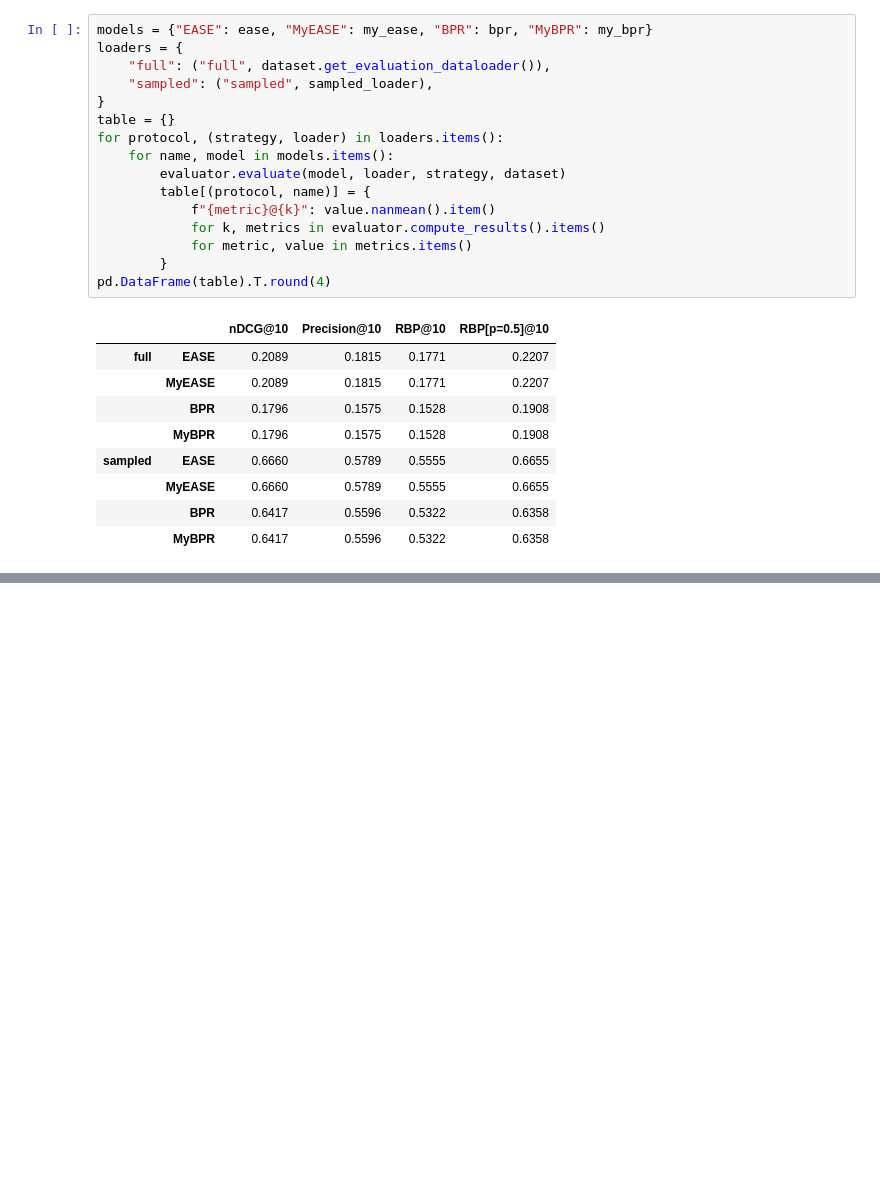
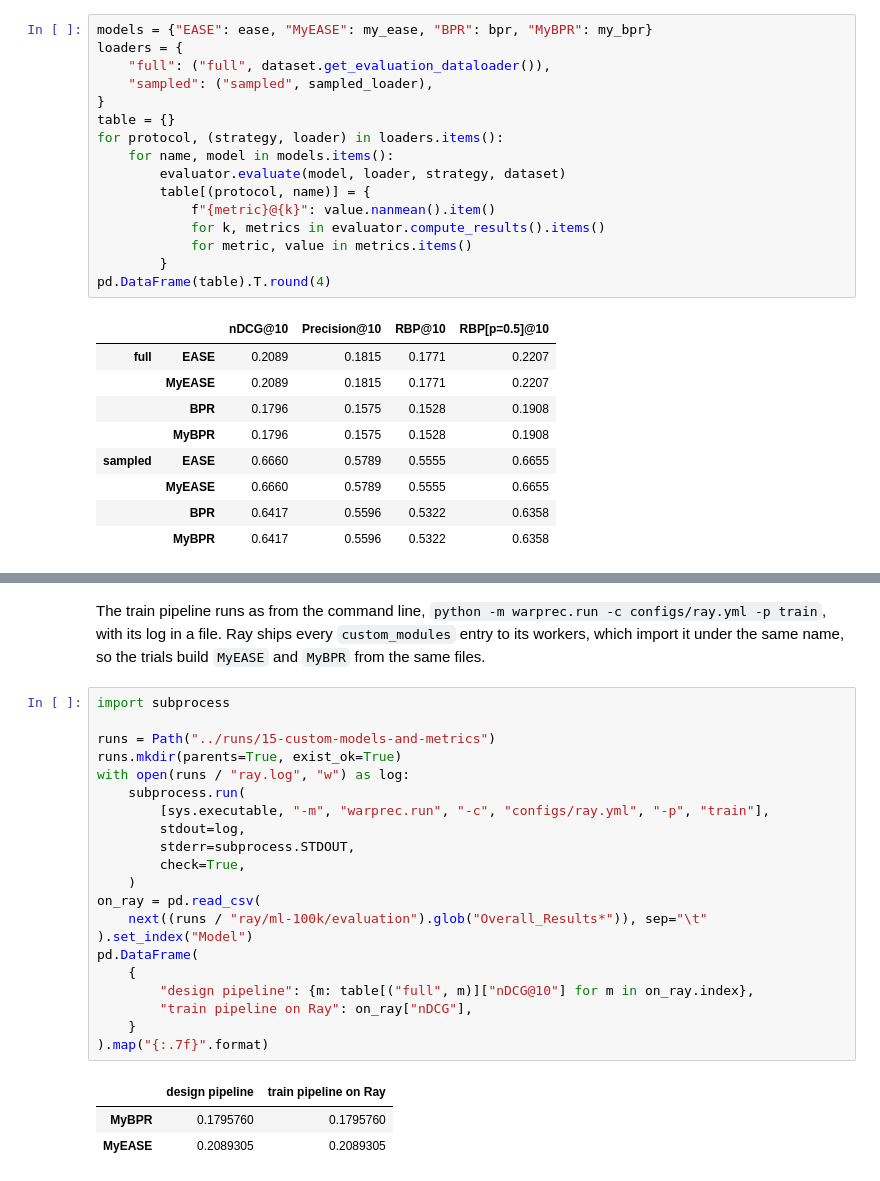
Before and after one commit to sisinflab/warprec, a Jupyter notebook: guides/15-custom-models-and-metrics/custom-models-and-metrics.ipynb, the cells around one changed output, grey strips where cells are left out. Drawn from its saved outputs; the diff is of its cells as text; blank space fills up the shorter version.

Commit message:
docs: The custom models guide runs the design configuration on Ray through the train pipeline, with the same results

```diff
--- a/guides/15-custom-models-and-metrics/custom-models-and-metrics.ipynb
+++ b/guides/15-custom-models-and-metrics/custom-models-and-metrics.ipynb
@@ -678,0 +709,30 @@ lists `custom_modules`. Guide 16 covers callbacks and pipelines of your own.
+# %% [markdown]
+The train pipeline runs as from the command line,
+`python -m warprec.run -c configs/ray.yml -p train`, with its log in a file.
+Ray ships every `custom_modules` entry to its workers, which import it under
+the same name, so the trials build `MyEASE` and `MyBPR` from the same files.
+# %%
+import subprocess
+
+runs = Path("../runs/15-custom-models-and-metrics")
+runs.mkdir(parents=True, exist_ok=True)
+with open(runs / "ray.log", "w") as log:
+    subprocess.run(
+        [sys.executable, "-m", "warprec.run", "-c", "configs/ray.yml", "-p", "train"],
+        stdout=log,
+        stderr=subprocess.STDOUT,
+        check=True,
+    )
+on_ray = pd.read_csv(
+    next((runs / "ray/ml-100k/evaluation").glob("Overall_Results*")), sep="\t"
+).set_index("Model")
+pd.DataFrame(
+    {
+        "design pipeline": {m: table[("full", m)]["nDCG@10"] for m in on_ray.index},
+        "train pipeline on Ray": on_ray["nDCG"],
+    }
+).map("{:.7f}".format)
+# %% [output]
+|  | design pipeline | train pipeline on Ray |
+| MyBPR | 0.1795760 | 0.1795760 |
+| MyEASE | 0.2089305 | 0.2089305 |
```
Also changed, not shown: parts of 6 cells of this notebook, 2 other files.
